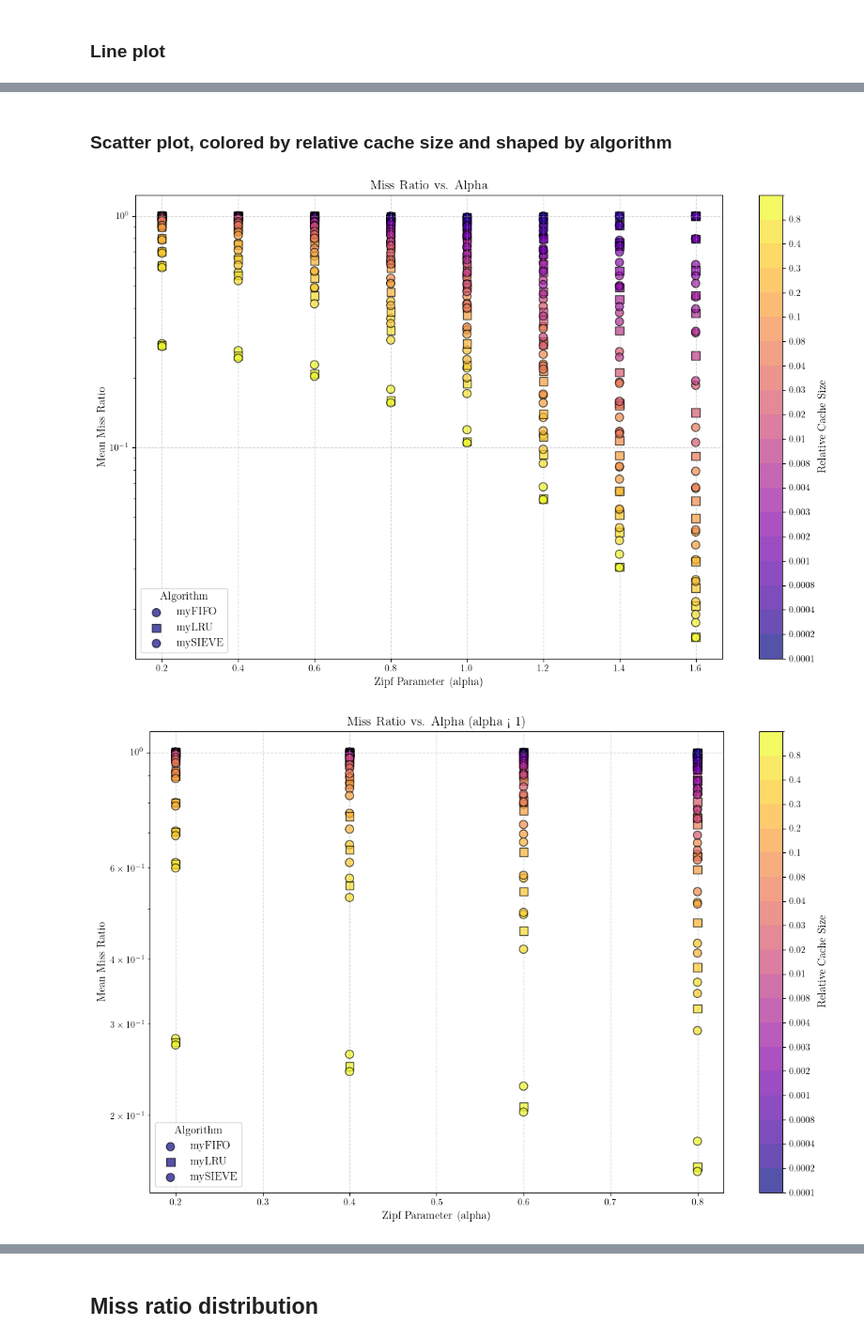
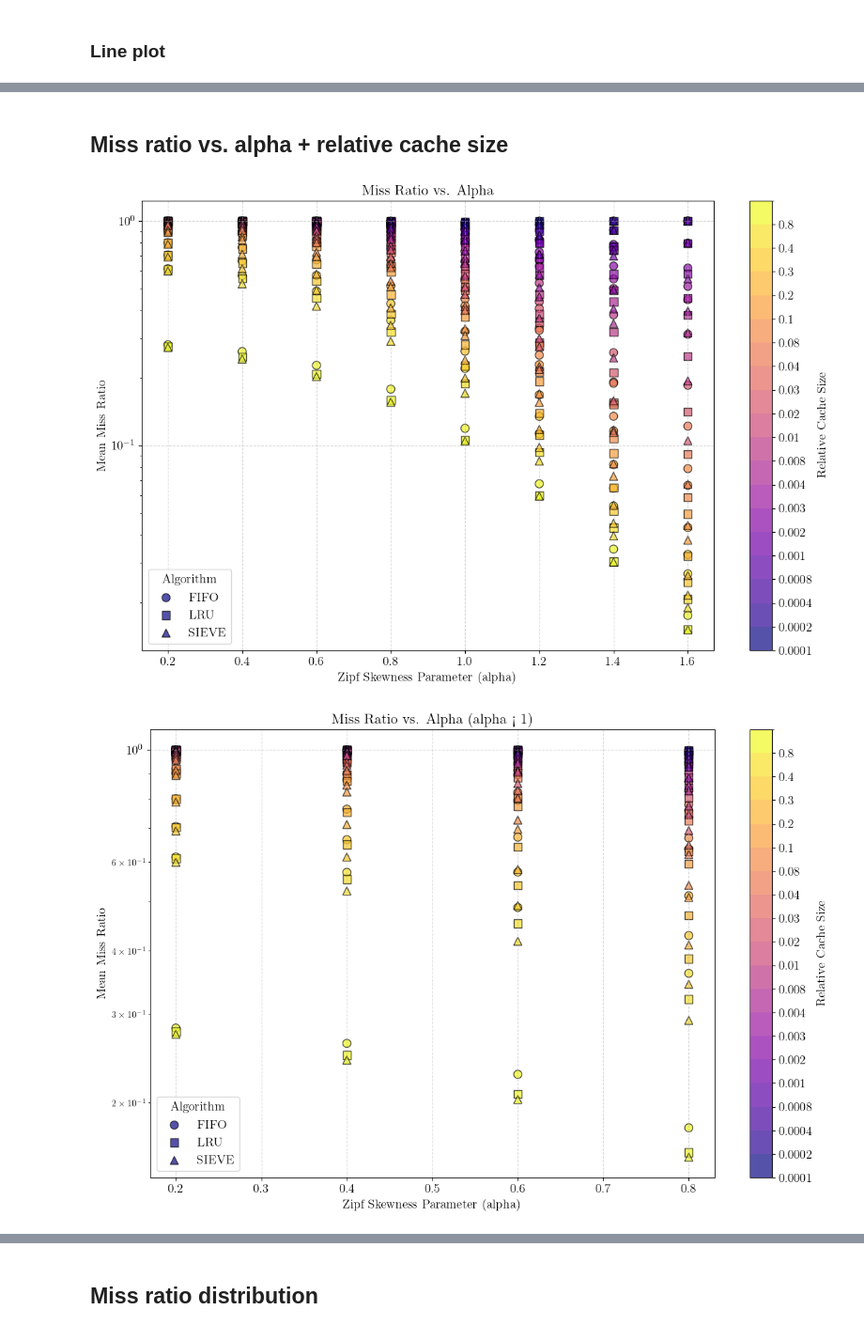
Before and after one commit to laustam/cache-eviction-thesis, a Jupyter notebook: code/scripts/results_visualisation.ipynb, the cells around one changed output, grey strips where cells are left out. Shown at 94% size. Drawn from its saved outputs; the diff is of its cells as text; code cells hidden in the pictures.

```diff
--- a/code/scripts/results_visualisation.ipynb
+++ b/code/scripts/results_visualisation.ipynb
@@ -28,6 +28,23 @@ plt.rcParams.update({
     "savefig.format": "pdf"
 })
 
+AXIS_FONT_SIZE = 14
+TITLE_FONT_SIZE = 16
+TICKS_FONT_SIZE = 14
+LEGEND_FONT_SIZE = 14
+
+# Define consistent colors for algorithms - more appealing palette
+FIFO_COLOR = '#1f77b4'  # Professional blue
+LRU_COLOR = '#ff7f0e'   # Vibrant orange
+SIEVE_COLOR = '#2ca02c'  # Fresh green
+
+# Color mapping dictionary
+ALGORITHM_COLORS = {
+    'FIFO': FIFO_COLOR,
+    'LRU': LRU_COLOR,
+    'SIEVE': SIEVE_COLOR
+}
+
 # Load results_df from pickle file
 results_df = pd.read_pickle(f"{PROCESSED_DATA_DIR}/results_df.pkl")
 # %% [markdown]
@@ -130,14 +778,14 @@ plt.show()
 # %% [markdown]
-### Scatter plot, colored by relative cache size and shaped by algorithm
+## Miss ratio vs. alpha + relative cache size
 # %%
 # Pivot the data to have (alpha, cache_size_relative_rounded) as x, algorithm as lines
 pivot_df = results_df.groupby(['algorithm', 'alpha', 'cache_size_relative_rounded'])['miss_ratio'].mean().reset_index()
 
 # Assign a unique marker for each algorithm
 markers = {
-    'myFIFO': 'o',
-    'myLRU': 's',
-    'mySieve': '^'
+    'FIFO': 'o',
+    'LRU': 's',
+    'SIEVE': '^'
 }
 
 cmap = 'plasma'
@@ -154,38 +802,51 @@ norm = mpl.colors.BoundaryNorm(boundaries=np.append(relevant_sizes, relevant_siz
 below_1 = filtered_df[filtered_df['alpha'] < 1]
 above_eq_1 = filtered_df[filtered_df['alpha'] >= 1]
 
-def plot_scatter(df, title):
+def plot_scatter(df, title=None, save=False):
     plt.figure(figsize=(12, 8))
     scs = []
     for algo in df['algorithm'].unique():
         df_algo = df[df['algorithm'] == algo]
         sc = plt.scatter(
             df_algo['alpha'],
             df_algo['miss_ratio'],
             c=df_algo['cache_size_relative_rounded'],
             cmap=cmap,
             norm=norm,
             s=80,
             alpha=0.7,
             marker=markers.get(algo, 'o'),
             label=algo,
             edgecolor='black'
         )
         scs.append(sc)
-    plt.xlabel('Zipf Parameter (alpha)')
-    plt.ylabel('Mean Miss Ratio')
-    plt.title(title)
+    plt.xlabel('Zipf Skewness Parameter (alpha)', fontsize=AXIS_FONT_SIZE)
+    plt.ylabel('Mean Miss Ratio', fontsize=AXIS_FONT_SIZE)
+    plt.xticks(fontsize=TICKS_FONT_SIZE)
+    plt.yticks(fontsize=TICKS_FONT_SIZE)
+
+    if title: plt.title(title, fontsize=TITLE_FONT_SIZE)
     plt.yscale('log')
     cbar = plt.colorbar(scs[0], ticks=relevant_sizes, label='Relative Cache Size')
     cbar.ax.set_yticklabels([str(s) for s in relevant_sizes])
-    plt.legend(title='Algorithm', fontsize=12)
+
+    # Set colorbar font sizes
+    cbar.ax.tick_params(labelsize=TICKS_FONT_SIZE)
+    cbar.set_label('Relative Cache Size', fontsize=LEGEND_FONT_SIZE)
+
+    plt.legend(title='Algorithm', fontsize=LEGEND_FONT_SIZE, title_fontsize=LEGEND_FONT_SIZE)
     plt.grid(True, linestyle='--', alpha=0.5)
     plt.tight_layout()
+
+    if save:
+        plt.savefig(os.path.join(FIGURES_SIMULATIONS_DIR, f"miss_ratio_heat_map{'_no_title' if not title else ''}.pdf"), bbox_inches='tight')
+
     plt.show()
+
 
 plot_scatter(filtered_df, "Miss Ratio vs. Alpha")
 plot_scatter(below_1, 'Miss Ratio vs. Alpha (alpha < 1)')
 plot_scatter(above_eq_1, 'Miss Ratio vs. Alpha (alpha >= 1)')
 # %% [output]
-[figure, old version]
+[figure, new version]
-[figure, old version]
+[figure, new version]
```
Also changed, not shown: parts of 28 cells of this notebook.
